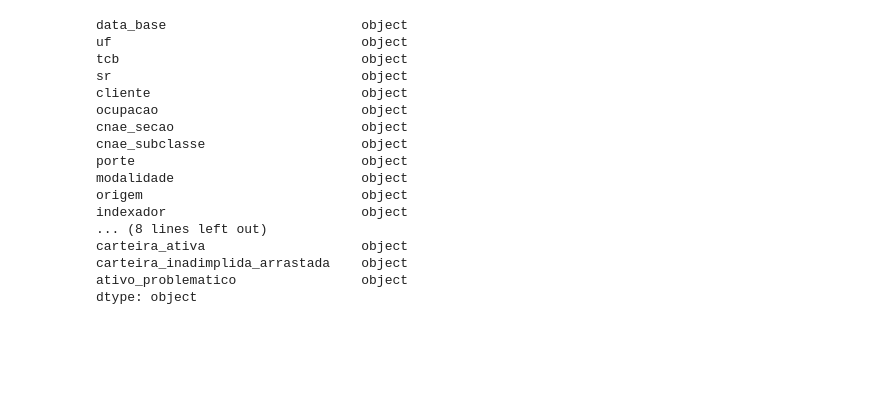
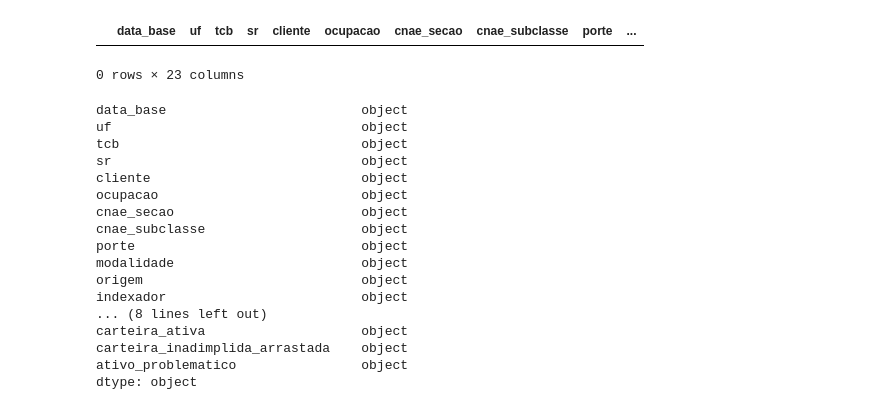
Before and after one commit to davi-dressler/2PeriodoFGV, a Jupyter notebook: Pandas/banco_central.ipynb, the cells around one changed output. Saved outputs shown, nothing was run; the diff lists cells and outputs as text; code cells hidden in the pictures; blank space fills up the shorter version.

```diff
--- a/Pandas/banco_central.ipynb
+++ b/Pandas/banco_central.ipynb
@@ -14,3 +77,17 @@ df = pd.read_csv(arquivo_zip.open("planilha_202501.csv"), sep=";", encoding= "ut
+# %%
+df = pd.DataFrame(columns= ['data_base', 'uf', 'tcb', 'sr', 'cliente', 'ocupacao', 'cnae_secao',
+       'cnae_subclasse', 'porte', 'modalidade', 'origem', 'indexador',
+       'numero_de_operacoes', 'a_vencer_ate_90_dias',
+       'a_vencer_de_91_ate_360_dias', 'a_vencer_de_361_ate_1080_dias',
+       'a_vencer_de_1081_ate_1800_dias', 'a_vencer_de_1801_ate_5400_dias',
+       'a_vencer_acima_de_5400_dias', 'vencido_acima_de_15_dias',
+       'carteira_ativa', 'carteira_inadimplida_arrastada',
+       'ativo_problematico'])
+
+df
+# %% [output]
+|  | data_base | uf | tcb | sr | cliente | ocupacao | cnae_secao | cnae_subclasse | porte | ... |
+0 rows × 23 columns
 # %%
 df.dtypes
 # %% [output]
```
Also changed, not shown: parts of 6 cells of this notebook, 4 other files.
